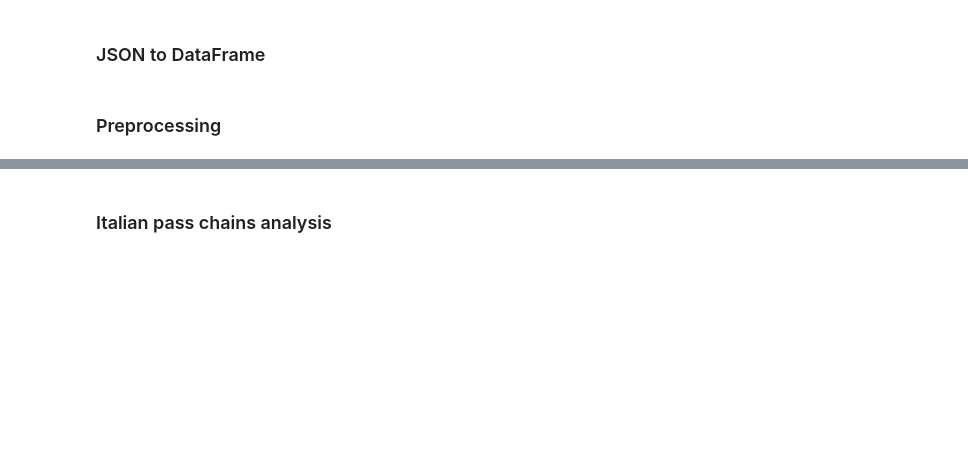
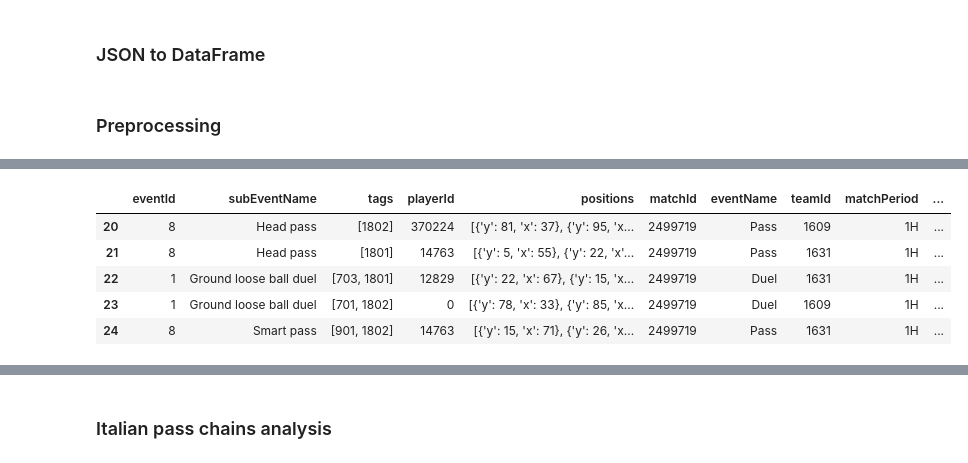
Before and after one commit to PasqualeEsposito/Geospatial_Analytics, a Jupyter notebook: Pass_chains_analysis.ipynb, the cells around one changed output, grey strips where cells are left out. Drawn from its saved outputs; the diff is of its cells as text; code cells hidden in the pictures; blank space fills up the shorter version.

```diff
--- a/Pass_chains_analysis.ipynb
+++ b/Pass_chains_analysis.ipynb
@@ -49,0 +58,9 @@ All the plots have a power law distribution, meaning that the shots and goals ar
+# %%
+events_df['England'][20:25]
+# %% [output]
+|  | eventId | subEventName | tags | playerId | positions | matchId | eventName | teamId | matchPeriod | ... |
+| 20 | 8 | Head pass | [1802] | 370224 | [{'y': 81, 'x': 37}, {'y': 95, 'x... | 2499719 | Pass | 1609 | 1H | ... |
+| 21 | 8 | Head pass | [1801] | 14763 | [{'y': 5, 'x': 55}, {'y': 22, 'x'... | 2499719 | Pass | 1631 | 1H | ... |
+| 22 | 1 | Ground loose ball duel | [703, 1801] | 12829 | [{'y': 22, 'x': 67}, {'y': 15, 'x... | 2499719 | Duel | 1631 | 1H | ... |
+| 23 | 1 | Ground loose ball duel | [701, 1802] | 0 | [{'y': 78, 'x': 33}, {'y': 85, 'x... | 2499719 | Duel | 1609 | 1H | ... |
+| 24 | 8 | Smart pass | [901, 1802] | 14763 | [{'y': 15, 'x': 71}, {'y': 26, 'x... | 2499719 | Pass | 1631 | 1H | ... |
```
Also changed, not shown: parts of 10 cells of this notebook.
